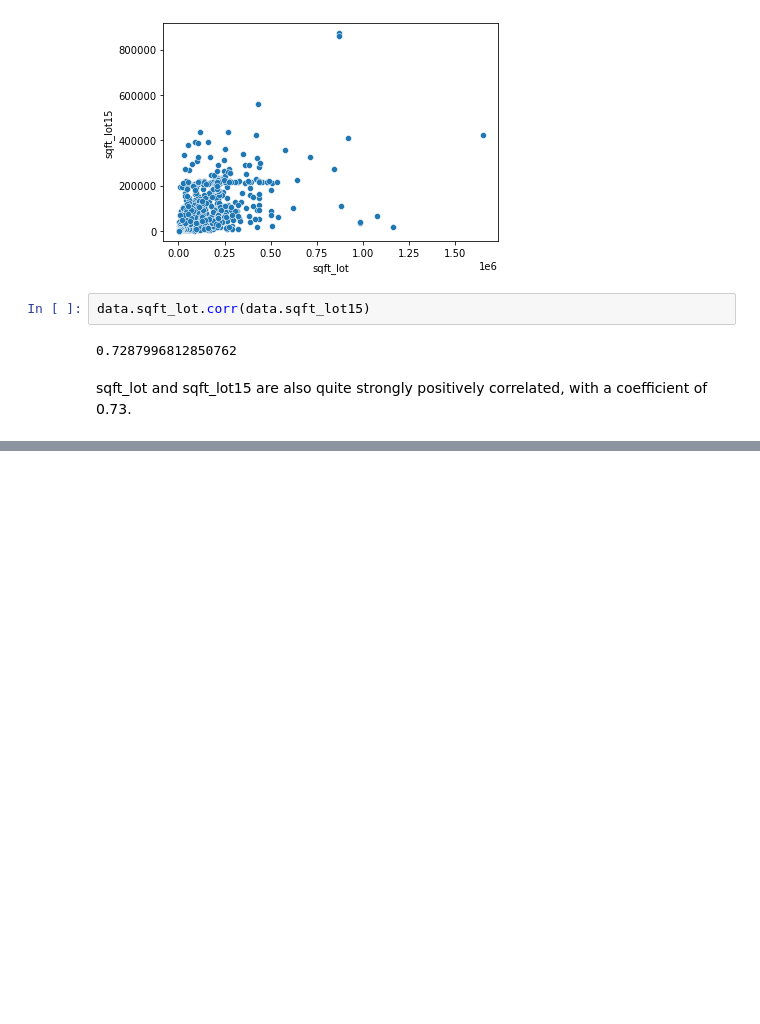
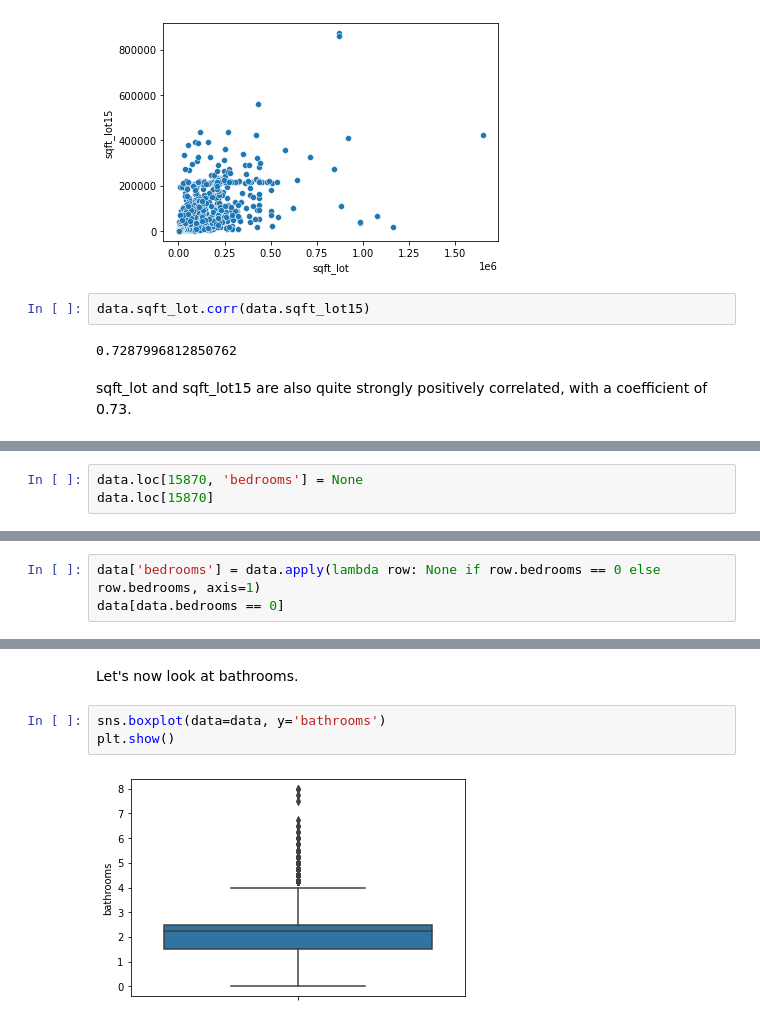
Before and after one commit to andrewabeles/seattle_home_sales, a Jupyter notebook: eda.ipynb, the cells around one changed output, grey strips where cells are left out. Cells and saved outputs as stored; diff of their text form; blank space fills up the shorter version.

```diff
--- a/eda.ipynb
+++ b/eda.ipynb
@@ -86,0 +155,3 @@ sqft_lot and sqft_lot15 are also quite strongly positively correlated, with a co
+# %%
+data.loc[15870, 'bedrooms'] = None
+data.loc[15870]
@@ -86,0 +196,3 @@ sqft_lot and sqft_lot15 are also quite strongly positively correlated, with a co
+# %%
+data['bedrooms'] = data.apply(lambda row: None if row.bedrooms == 0 else row.bedrooms, axis=1)
+data[data.bedrooms == 0]
@@ -86,0 +202,7 @@ sqft_lot and sqft_lot15 are also quite strongly positively correlated, with a co
+# %% [markdown]
+Let's now look at bathrooms.
+# %%
+sns.boxplot(data=data, y='bathrooms')
+plt.show()
+# %% [output]
+[figure, added]
```
Also changed, not shown: parts of 32 cells of this notebook.
